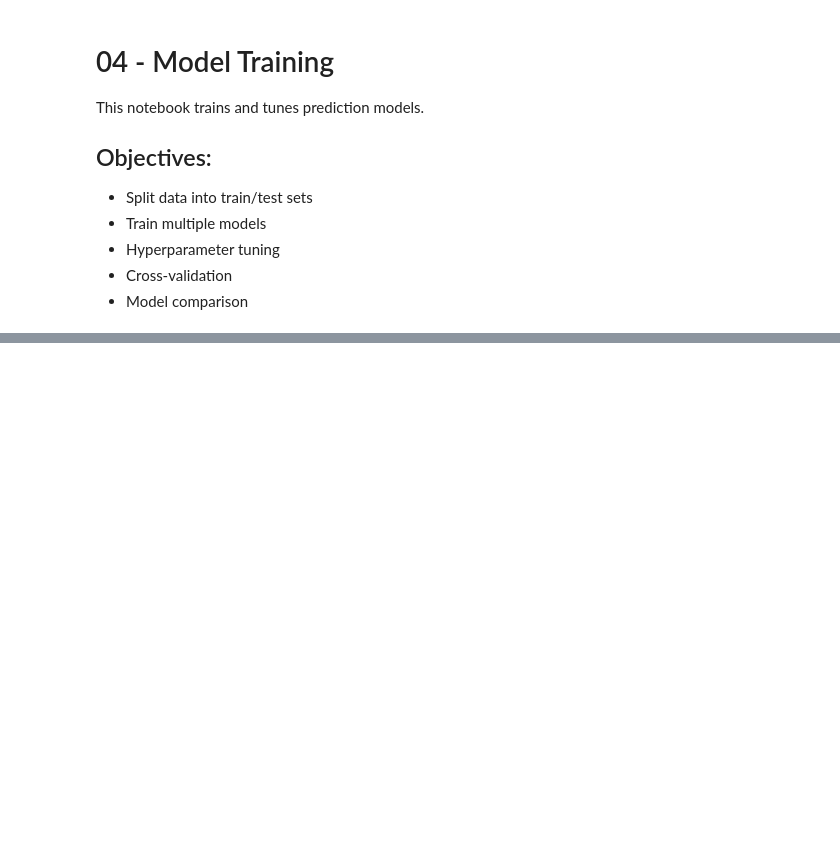
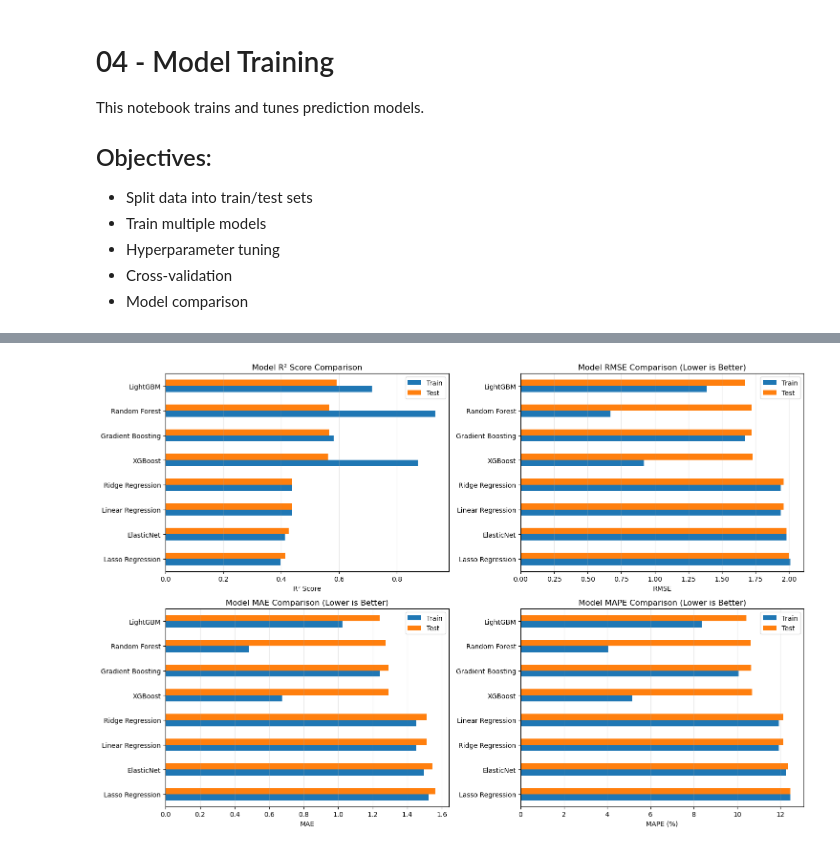
Before and after one commit to TThanhc/movie-revenue-predictor, a Jupyter notebook: notebooks/04_model_training.ipynb, the cells around one changed output, grey strips where cells are left out. Cells and saved outputs as stored; diff of their text form; code cells hidden in the pictures; blank space fills up the shorter version.

Commit message:
feat(notebooks): Implement training models step:  Linear Regression, RR, Lasso Regression, Random Forest, XGBosst, ...

```diff
--- a/notebooks/04_model_training.ipynb
+++ b/notebooks/04_model_training.ipynb
@@ -23,6 +62,10 @@ print(f"Data shape: {df.shape}")
 # %%
 # Prepare features and target
-# X = df.drop('target_column', axis=1)
-# y = df['target_column']
-# print(f"Features shape: {X.shape}")
-# print(f"Target shape: {y.shape}")
+# Target variable is 'revenue' (already log-transformed based on the data)
+X = df.drop('revenue', axis=1)
+y = df['revenue']
+
+print(f"Features shape: {X.shape}")
+print(f"Target shape: {y.shape}")
+print(f"\nTarget statistics:")
+print(y.describe())
@@ -29,5 +86,7 @@ print(f"Data shape: {df.shape}")
 # %%
 # Train/test split
-# X_train, X_test, y_train, y_test = train_test_split(X, y, test_size=0.2, random_state=42)
-# print(f"Training set size: {X_train.shape}")
-# print(f"Test set size: {X_test.shape}")
+X_train, X_test, y_train, y_test = train_test_split(X, y, test_size=0.2, random_state=42)
+print(f"Training set size: {X_train.shape}")
+print(f"Test set size: {X_test.shape}")
+print(f"\nTraining target range: {y_train.min():.2f} to {y_train.max():.2f}")
+print(f"Test target range: {y_test.min():.2f} to {y_test.max():.2f}")
@@ -45,0 +173,56 @@ print(f"Data shape: {df.shape}")
+# %%
+# Compare models - Create results dataframe
+results_df = pd.DataFrame(results).T
+results_df = results_df.round(4)
+print("MODEL COMPARISON:")
+print("="*80)
+print(results_df)
+print("\n")
+
+# Sort by Test R² score
+results_sorted = results_df.sort_values('Test R²', ascending=False)
+print("Models ranked by Test R²:")
+print(results_sorted[['Test R²', 'Test RMSE', 'Test MAE']])
+
+# Visualize model comparison
+fig, axes = plt.subplots(2, 2, figsize=(15, 10))
+
+# R² Score comparison
+ax1 = axes[0, 0]
+r2_data = results_df[['Train R²', 'Test R²']].sort_values('Test R²', ascending=True)
+r2_data.plot(kind='barh', ax=ax1)
+ax1.set_xlabel('R² Score')
+ax1.set_title('Model R² Score Comparison')
+ax1.legend(['Train', 'Test'])
+ax1.grid(axis='x', alpha=0.3)
+
+# RMSE comparison
+ax2 = axes[0, 1]
+rmse_data = results_df[['Train RMSE', 'Test RMSE']].sort_values('Test RMSE', ascending=False)
+rmse_data.plot(kind='barh', ax=ax2)
+ax2.set_xlabel('RMSE')
+ax2.set_title('Model RMSE Comparison (Lower is Better)')
+ax2.legend(['Train', 'Test'])
+ax2.grid(axis='x', alpha=0.3)
+
+# MAE comparison
+ax3 = axes[1, 0]
+mae_data = results_df[['Train MAE', 'Test MAE']].sort_values('Test MAE', ascending=False)
+mae_data.plot(kind='barh', ax=ax3)
+ax3.set_xlabel('MAE')
+ax3.set_title('Model MAE Comparison (Lower is Better)')
+ax3.legend(['Train', 'Test'])
+ax3.grid(axis='x', alpha=0.3)
+
+# MAPE comparison
+ax4 = axes[1, 1]
+mape_data = results_df[['Train MAPE', 'Test MAPE']].sort_values('Test MAPE', ascending=False)
+mape_data.plot(kind='barh', ax=ax4)
+ax4.set_xlabel('MAPE (%)')
+ax4.set_title('Model MAPE Comparison (Lower is Better)')
+ax4.legend(['Train', 'Test'])
+ax4.grid(axis='x', alpha=0.3)
+
+plt.tight_layout()
+plt.show()
+# %% [output]
@@ -46 +246,2 @@ print(f"Data shape: {df.shape}")
+[figure, added]
 # %%
```
Also changed, not shown: parts of 14 cells of this notebook.
